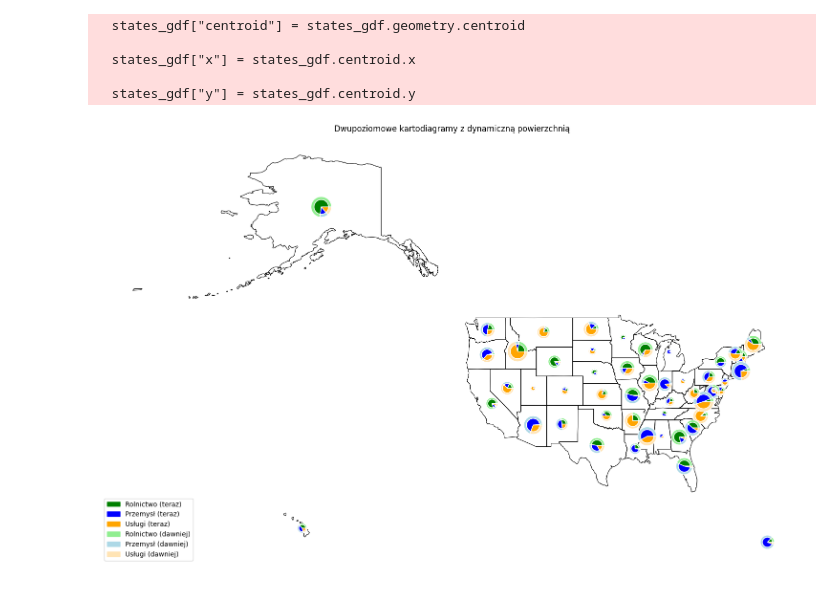
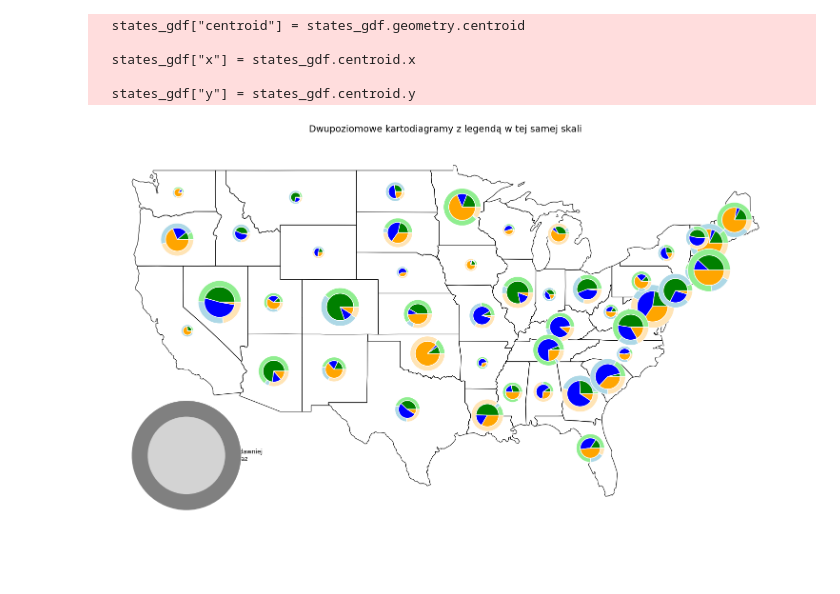
Before and after one commit to marcinszwagrzyk/marcinszwagrzyk.github.io, a Jupyter notebook: Geospatial/map_kartodiagram.ipynb, the cells around one changed output. Saved outputs shown, nothing was run; the diff lists cells and outputs as text; code cells hidden in the pictures; blank space fills up the shorter version.

Commit message:
2 circlessmart

```diff
--- a/Geospatial/map_kartodiagram.ipynb
+++ b/Geospatial/map_kartodiagram.ipynb
@@ -3,18 +3,29 @@ import geopandas as gpd
 import pandas as pd
 import matplotlib.pyplot as plt
 import numpy as np
-import matplotlib.patches as mpatches
 
 # Wczytanie danych granic stanów USA
 states_gdf = gpd.read_file(r"d:\GIS\us-states.json")
 
-# Losowanie danych strukturalnych i rozmiarów powierzchni
+# Ograniczenie do CONUS (bez Alaski i Hawajów)
+conus_states = [
+    'Alabama', 'Arizona', 'Arkansas', 'California', 'Colorado', 'Connecticut', 'Delaware',
+    'Florida', 'Georgia', 'Idaho', 'Illinois', 'Indiana', 'Iowa', 'Kansas', 'Kentucky',
+    'Louisiana', 'Maine', 'Maryland', 'Massachusetts', 'Michigan', 'Minnesota', 'Mississippi',
+    'Missouri', 'Montana', 'Nebraska', 'Nevada', 'New Hampshire', 'New Jersey', 'New Mexico',
+    'New York', 'North Carolina', 'North Dakota', 'Ohio', 'Oklahoma', 'Oregon', 'Pennsylvania',
+    'Rhode Island', 'South Carolina', 'South Dakota', 'Tennessee', 'Texas', 'Utah', 'Vermont',
+    'Virginia', 'Washington', 'West Virginia', 'Wisconsin', 'Wyoming'
+]
+states_gdf = states_gdf[states_gdf["name"].isin(conus_states)].copy()
+
+# Losowanie danych
 np.random.seed(42)
 now = np.random.dirichlet(np.ones(3), size=len(states_gdf))
 past = np.random.dirichlet(np.ones(3), size=len(states_gdf))
-size = np.random.uniform(0.1, 0.4, size=len(states_gdf))  # Zwiększymy rozmiar powierzchni w mm²
+size = np.random.uniform(0.1, 0.4, size=len(states_gdf))  # Powierzchnia
 
-# Dodanie do ramki danych
+# Ramka danych
 df = pd.DataFrame({
     "State": states_gdf["name"],
     "Agriculture": now[:, 0],
@@ -31,63 +42,82 @@ states_gdf["centroid"] = states_gdf.geometry.centroid
 states_gdf["x"] = states_gdf.centroid.x
 states_gdf["y"] = states_gdf.centroid.y
 
-# Rysowanie mapy z dynamicznie skalowanymi wykresami
+# Skala
+scale_factor = 40.0
+
+# Tworzenie mapy
 fig, ax = plt.subplots(figsize=(15, 10))
 states_gdf.geometry.boundary.plot(ax=ax, linewidth=0.8, color='black')
 
+# Rysowanie kół na mapie (z pie chartami)
 for _, row in states_gdf.iterrows():
     if pd.isna(row['Agriculture']) or pd.isna(row['Agriculture2']):
         continue
 
     inner = [row['Agriculture'], row['Industry'], row['Services']]
-    outer = [row['Agriculture'], row['Industry'], row['Services']]
+    outer = [row['Agriculture2'], row['Industry2'], row['Services2']]
     x, y = row['x'], row['y']
 
-    # Obliczenie promieni z powierzchni (A = π * r^2, więc r = sqrt(A / π))
-    total_area = row['size']  # Powierzchnia całkowita
-    radius_outer = np.sqrt(total_area / np.pi)  # Obliczamy promień zewnętrzny
+    total_area = row['size']
+    radius_outer = np.sqrt(total_area / np.pi)
+    radius_inner = np.sqrt((total_area / 2) / np.pi)
+    size_scaled = radius_outer * scale_factor
 
-    # Obliczamy powierzchnię pierścienia, zakładając, że ma to być różnica
-    # powierzchni całkowitej i wewnętrznego koła
-    ring_area = total_area / 2  # Załóżmy, że połowa powierzchni to pierścień
-    radius_inner = np.sqrt(ring_area / np.pi)  # Obliczamy promień wewnętrzny
+    pie_ax = ax.inset_axes([x - size_scaled / 2, y - size_scaled / 2, size_scaled, size_scaled], transform=ax.transData)
 
-    # Zwiększamy rozmiar wykresu, aby były dwa razy większe
-    size = radius_outer * 40.0  # Powiększamy o większy mnożnik
-
-    pie_ax = ax.inset_axes([x - size / 2, y - size / 2, size, size], transform=ax.transData)
-
-    # Outer ring (jako różnica między radius_outer a radius_inner)
     pie_ax.pie(outer, radius=radius_outer,
                colors=["lightgreen", "lightblue", "moccasin"],
                wedgeprops=dict(width=radius_outer - radius_inner, edgecolor='white'))
 
-    # Inner pie
     pie_ax.pie(inner, radius=radius_inner,
                colors=["green", "blue", "orange"],
                wedgeprops=dict(width=radius_inner, edgecolor='white'))
 
     pie_ax.set_aspect('equal')
     pie_ax.axis('off')
 
-# Legenda
-patches = [
-    mpatches.Patch(color='green', label='Rolnictwo (teraz)'),
-    mpatches.Patch(color='blue', label='Przemysł (teraz)'),
-    mpatches.Patch(color='orange', label='Usługi (teraz)'),
-    mpatches.Patch(color='lightgreen', label='Rolnictwo (dawniej)'),
-    mpatches.Patch(color='lightblue', label='Przemysł (dawniej)'),
-    mpatches.Patch(color='moccasin', label='Usługi (dawniej)'),
-]
-ax.legend(handles=patches, loc='lower left')
-ax.set_title("Dwupoziomowe kartodiagramy z dynamiczną powierzchnią")
+# ===============================
+# LEGENDA – tylko okręgi w skali
+# ===============================
+
+# Użyj największego rozmiaru
+legend_area = states_gdf["size"].max()
+legend_radius_outer = np.sqrt(legend_area / np.pi)
+legend_radius_inner = np.sqrt((legend_area / 2) / np.pi)
+legend_size = legend_radius_outer * scale_factor
+
+# Pozycja legendy
+legend_x = states_gdf.total_bounds[0] + 5
+legend_y = states_gdf.total_bounds[1] + 3
+
+# Okręgi jako legenda
+legend_ax = ax.inset_axes([legend_x - legend_size / 2, legend_y - legend_size / 2, legend_size, legend_size], transform=ax.transData)
+
+# Zewnętrzny okrąg – dawniej (ciemniejszy szary)
+legend_ax.add_patch(plt.Circle((0.5, 0.5), legend_radius_outer, color='gray', zorder=1))
+
+# Wewnętrzny okrąg – teraz (jaśniejszy szary)
+legend_ax.add_patch(plt.Circle((0.5, 0.5), legend_radius_inner, color='lightgray', zorder=2))
+
+legend_ax.set_aspect('equal')
+legend_ax.axis('off')
+
+# Opis legendy
+ax.text(legend_x, legend_y - legend_radius_outer * 1.7,
+        "Legenda – zmiana udziału w czasie\n(rozmiar zachowany)", fontsize=9, ha='center')
+
+ax.text(legend_x + legend_radius_outer * 1.3, legend_y + 0.5,
+        "⬛ Ciemnoszare: dawniej\n⬜ Jasnoszare: teraz", fontsize=9, ha='left', va='top')
+
+# Tytuł
+ax.set_title("Dwupoziomowe kartodiagramy z legendą w tej samej skali", fontsize=14)
 ax.axis('off')
 plt.tight_layout()
 plt.show()
 # %% [output]
   states_gdf["centroid"] = states_gdf.geometry.centroid
 
   states_gdf["x"] = states_gdf.centroid.x
 
   states_gdf["y"] = states_gdf.centroid.y
-[figure, old version]
+[figure, new version]
```
